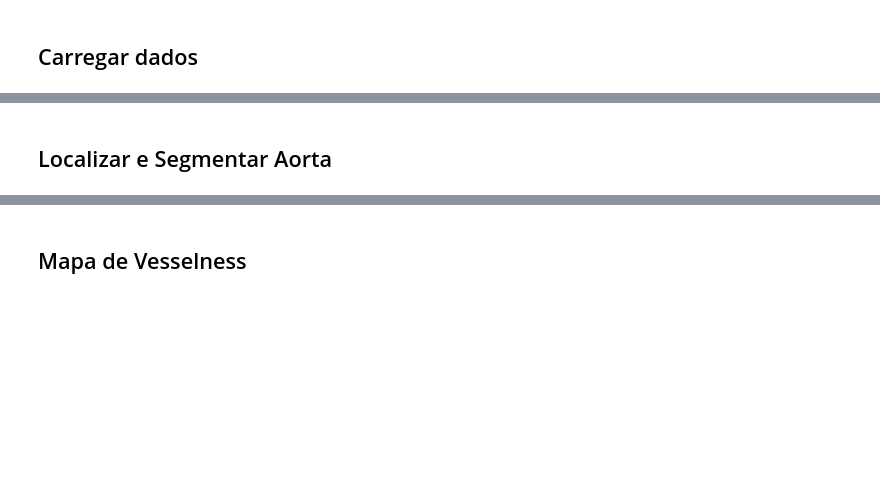
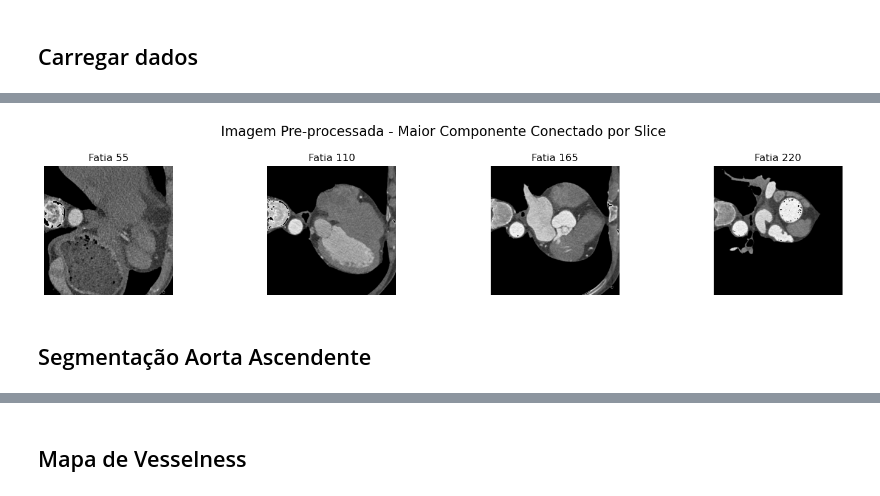
Before and after one commit to matheusssilva991/coronary-centerline-detection, a Jupyter notebook: src/segmentacao_arteria.ipynb, the cells around one changed output, grey strips where cells are left out. Cells and saved outputs as stored; diff of their text form; code cells hidden in the pictures; blank space fills up the shorter version.

```diff
--- a/src/segmentacao_arteria.ipynb
+++ b/src/segmentacao_arteria.ipynb
@@ -105,2 +107,17 @@ Min e Max da imagem: -300.0, 521.9984778669717
+# %%
+vmin, vmax = lcc_image.min(), lcc_image.max()
+slices_to_plot = [
+    int(lcc_image.shape[2] * 0.2),
+    int(lcc_image.shape[2] * 0.4),
+    int(lcc_image.shape[2] * 0.6),
+    int(lcc_image.shape[2] * 0.8),
+]
+plot_slices(
+    lcc_image,
+    slices_to_plot,
+    title='Imagem Pre-processada - Maior Componente Conectado por Slice',
+)
+# %% [output]
+[figure, added]
 # %% [markdown]
-## Localizar e Segmentar Aorta
+## Segmentação Aorta Ascendente
```
Also changed, not shown: parts of 17 cells of this notebook, 34 other files.
